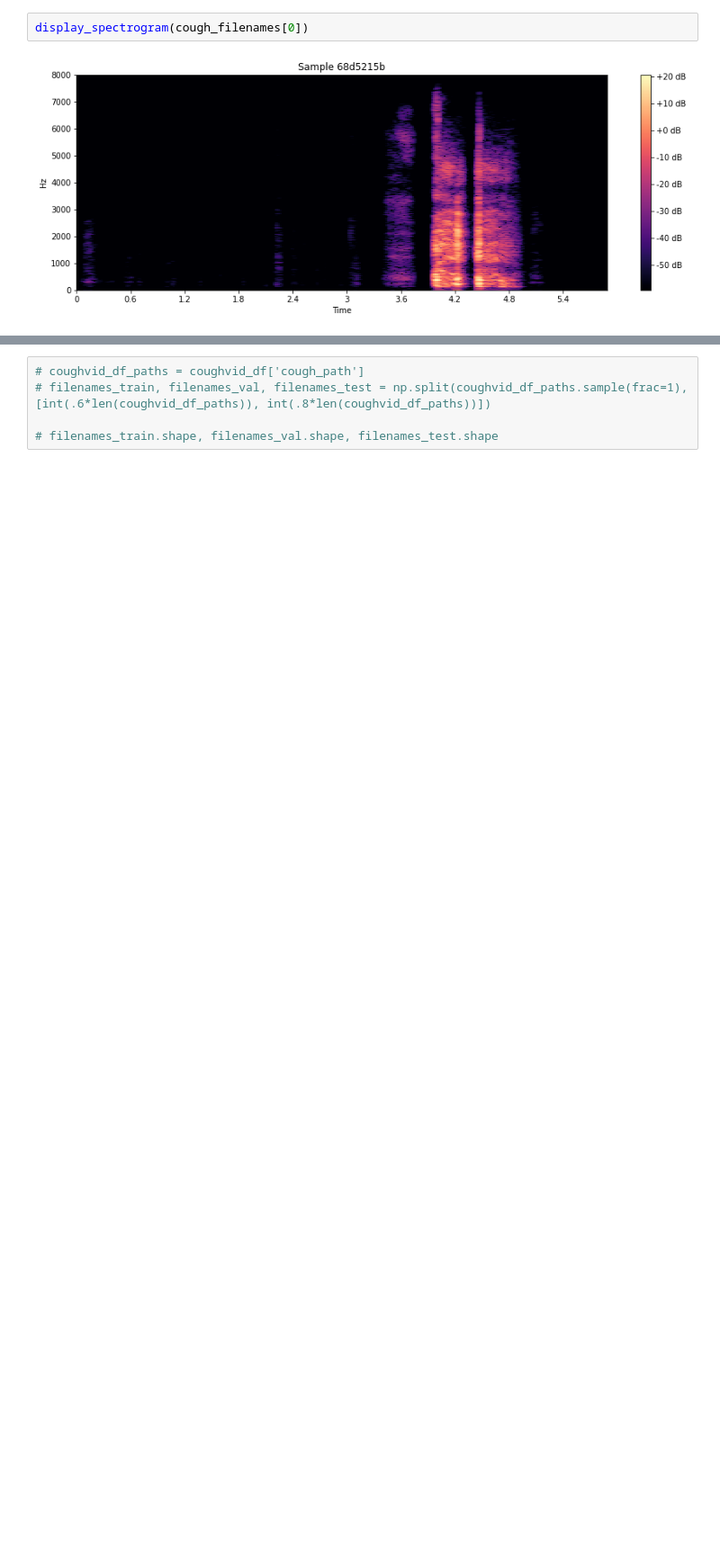
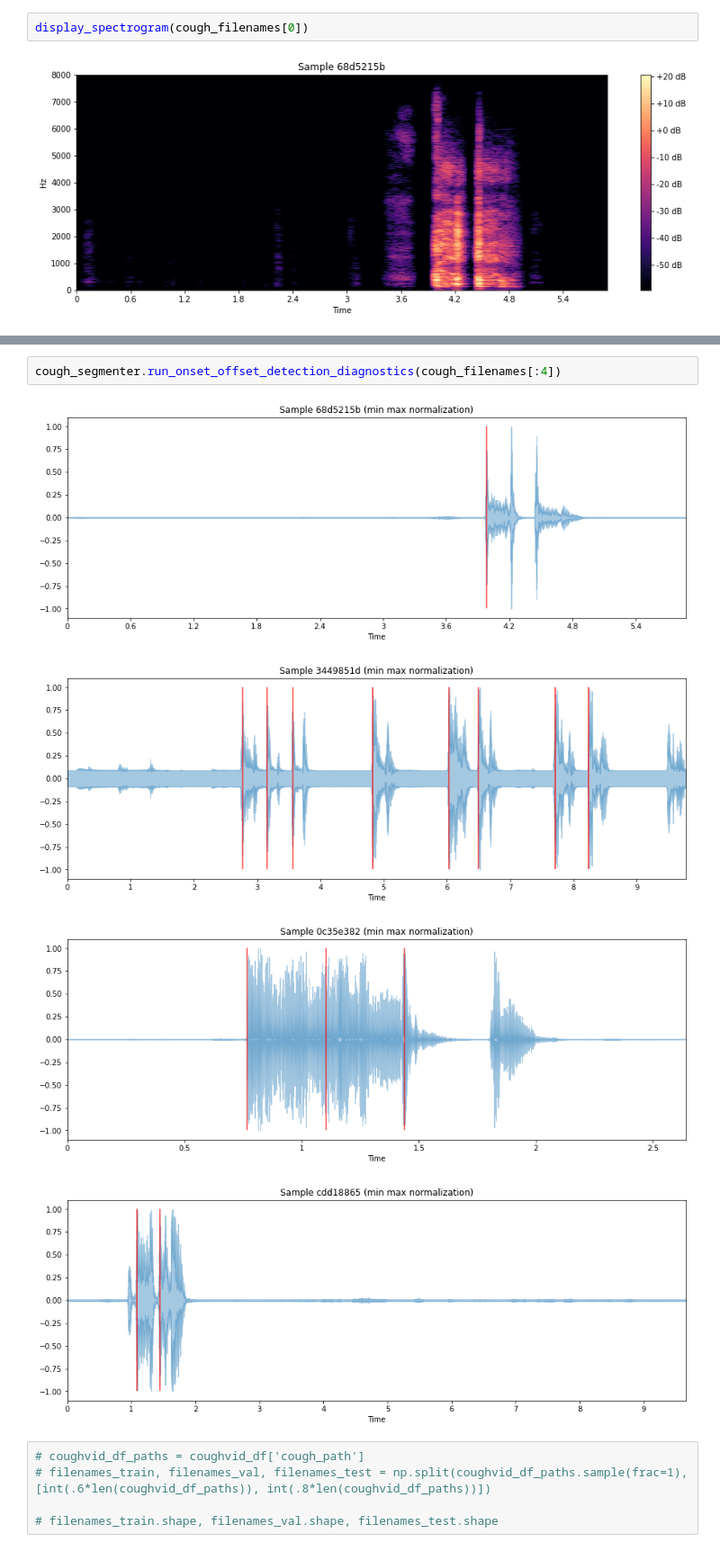
Before and after one commit to alicelovestocode/cough-segmentation, a Jupyter notebook: src/example.ipynb, the cells around one changed output, grey strips where cells are left out. Shown at 90% size. Cells and saved outputs as stored; diff of their text form; blank space fills up the shorter version.

```diff
--- a/src/example.ipynb
+++ b/src/example.ipynb
@@ -132,3 +160,10 @@ display_spectrogram(cough_filenames[0])
+# %%
+cough_segmenter.run_onset_offset_detection_diagnostics(cough_filenames[:4])
+# %% [output]
+[figure, added]
+[figure, added]
+[figure, added]
+[figure, added]
 # %%
 # coughvid_df_paths = coughvid_df['cough_path']
 # filenames_train, filenames_val, filenames_test = np.split(coughvid_df_paths.sample(frac=1), [int(.6*len(coughvid_df_paths)), int(.8*len(coughvid_df_paths))])
```
Also changed, not shown: parts of 6 cells of this notebook.
